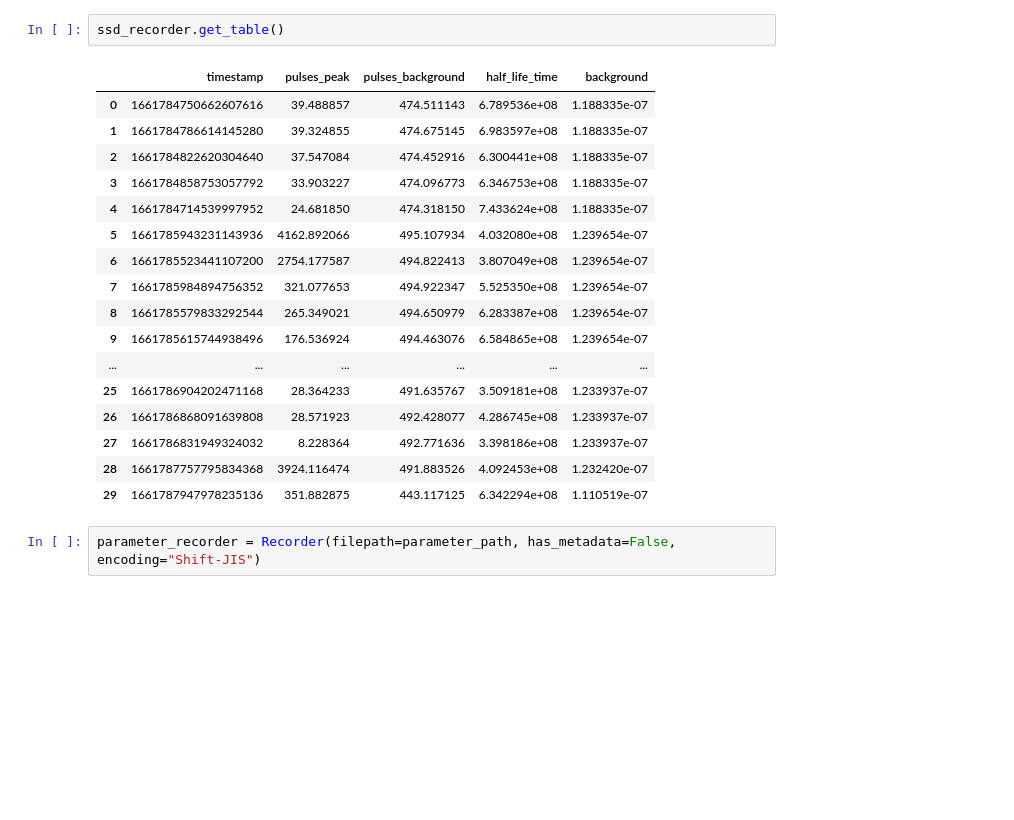
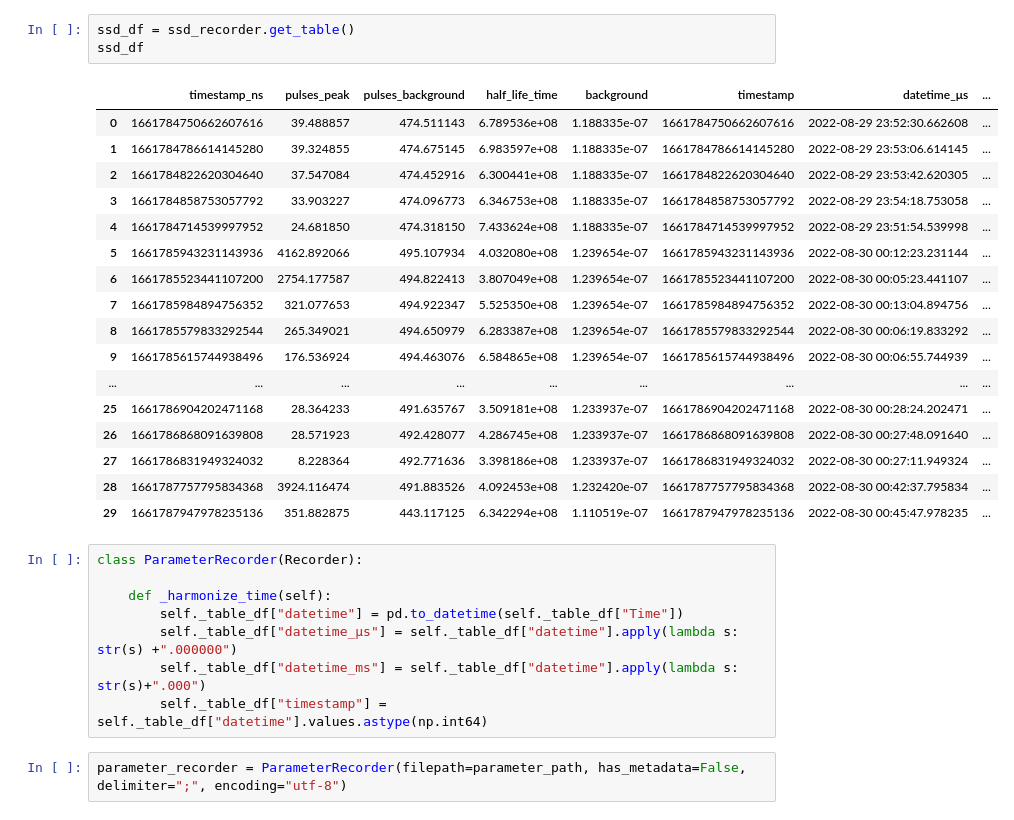
Before and after one commit to romanwixinger/data-engineering-utokyo, a Jupyter notebook: notebooks/result_exploration.ipynb, the cells around one changed output. Saved outputs shown, nothing was run; the diff lists cells and outputs as text; blank space fills up the shorter version.

```diff
--- a/notebooks/result_exploration.ipynb
+++ b/notebooks/result_exploration.ipynb
@@ -29,23 +45,32 @@ ssd_recorder = Recorder(filepath=ssd_path, has_metadata=False)
+# %%
+ssd_df = ssd_recorder.get_table()
+ssd_df
+# %% [output]
+|  | timestamp_ns | pulses_peak | pulses_background | half_life_time | background | timestamp | datetime_μs | ... |
+| 0 | 1661784750662607616 | 39.488857 | 474.511143 | 6.789536e+08 | 1.188335e-07 | 1661784750662607616 | 2022-08-29 23:52:30.662608 | ... |
+| 1 | 1661784786614145280 | 39.324855 | 474.675145 | 6.983597e+08 | 1.188335e-07 | 1661784786614145280 | 2022-08-29 23:53:06.614145 | ... |
+| 2 | 1661784822620304640 | 37.547084 | 474.452916 | 6.300441e+08 | 1.188335e-07 | 1661784822620304640 | 2022-08-29 23:53:42.620305 | ... |
+| 3 | 1661784858753057792 | 33.903227 | 474.096773 | 6.346753e+08 | 1.188335e-07 | 1661784858753057792 | 2022-08-29 23:54:18.753058 | ... |
+| 4 | 1661784714539997952 | 24.681850 | 474.318150 | 7.433624e+08 | 1.188335e-07 | 1661784714539997952 | 2022-08-29 23:51:54.539998 | ... |
+| 5 | 1661785943231143936 | 4162.892066 | 495.107934 | 4.032080e+08 | 1.239654e-07 | 1661785943231143936 | 2022-08-30 00:12:23.231144 | ... |
+| 6 | 1661785523441107200 | 2754.177587 | 494.822413 | 3.807049e+08 | 1.239654e-07 | 1661785523441107200 | 2022-08-30 00:05:23.441107 | ... |
+| 7 | 1661785984894756352 | 321.077653 | 494.922347 | 5.525350e+08 | 1.239654e-07 | 1661785984894756352 | 2022-08-30 00:13:04.894756 | ... |
+| 8 | 1661785579833292544 | 265.349021 | 494.650979 | 6.283387e+08 | 1.239654e-07 | 1661785579833292544 | 2022-08-30 00:06:19.833292 | ... |
+| 9 | 1661785615744938496 | 176.536924 | 494.463076 | 6.584865e+08 | 1.239654e-07 | 1661785615744938496 | 2022-08-30 00:06:55.744939 | ... |
+| ... | ... | ... | ... | ... | ... | ... | ... | ... |
+| 25 | 1661786904202471168 | 28.364233 | 491.635767 | 3.509181e+08 | 1.233937e-07 | 1661786904202471168 | 2022-08-30 00:28:24.202471 | ... |
+| 26 | 1661786868091639808 | 28.571923 | 492.428077 | 4.286745e+08 | 1.233937e-07 | 1661786868091639808 | 2022-08-30 00:27:48.091640 | ... |
+| 27 | 1661786831949324032 | 8.228364 | 492.771636 | 3.398186e+08 | 1.233937e-07 | 1661786831949324032 | 2022-08-30 00:27:11.949324 | ... |
+| 28 | 1661787757795834368 | 3924.116474 | 491.883526 | 4.092453e+08 | 1.232420e-07 | 1661787757795834368 | 2022-08-30 00:42:37.795834 | ... |
+| 29 | 1661787947978235136 | 351.882875 | 443.117125 | 6.342294e+08 | 1.110519e-07 | 1661787947978235136 | 2022-08-30 00:45:47.978235 | ... |
 # %%
-ssd_recorder.get_table()
+class ParameterRecorder(Recorder):
+
+    def _harmonize_time(self):
+        self._table_df["datetime"] = pd.to_datetime(self._table_df["Time"])
+        self._table_df["datetime_μs"] = self._table_df["datetime"].apply(lambda s: str(s) +".000000")
+        self._table_df["datetime_ms"] = self._table_df["datetime"].apply(lambda s: str(s)+".000")
+        self._table_df["timestamp"] = self._table_df["datetime"].values.astype(np.int64)
-# %% [output]
-|  | timestamp | pulses_peak | pulses_background | half_life_time | background |
-| 0 | 1661784750662607616 | 39.488857 | 474.511143 | 6.789536e+08 | 1.188335e-07 |
-| 1 | 1661784786614145280 | 39.324855 | 474.675145 | 6.983597e+08 | 1.188335e-07 |
-| 2 | 1661784822620304640 | 37.547084 | 474.452916 | 6.300441e+08 | 1.188335e-07 |
-| 3 | 1661784858753057792 | 33.903227 | 474.096773 | 6.346753e+08 | 1.188335e-07 |
-| 4 | 1661784714539997952 | 24.681850 | 474.318150 | 7.433624e+08 | 1.188335e-07 |
-| 5 | 1661785943231143936 | 4162.892066 | 495.107934 | 4.032080e+08 | 1.239654e-07 |
-| 6 | 1661785523441107200 | 2754.177587 | 494.822413 | 3.807049e+08 | 1.239654e-07 |
-| 7 | 1661785984894756352 | 321.077653 | 494.922347 | 5.525350e+08 | 1.239654e-07 |
-| 8 | 1661785579833292544 | 265.349021 | 494.650979 | 6.283387e+08 | 1.239654e-07 |
-| 9 | 1661785615744938496 | 176.536924 | 494.463076 | 6.584865e+08 | 1.239654e-07 |
-| ... | ... | ... | ... | ... | ... |
-| 25 | 1661786904202471168 | 28.364233 | 491.635767 | 3.509181e+08 | 1.233937e-07 |
-| 26 | 1661786868091639808 | 28.571923 | 492.428077 | 4.286745e+08 | 1.233937e-07 |
-| 27 | 1661786831949324032 | 8.228364 | 492.771636 | 3.398186e+08 | 1.233937e-07 |
-| 28 | 1661787757795834368 | 3924.116474 | 491.883526 | 4.092453e+08 | 1.232420e-07 |
-| 29 | 1661787947978235136 | 351.882875 | 443.117125 | 6.342294e+08 | 1.110519e-07 |
 # %%
-parameter_recorder = Recorder(filepath=parameter_path, has_metadata=False, encoding="Shift-JIS")
+parameter_recorder = ParameterRecorder(filepath=parameter_path, has_metadata=False, delimiter=";", encoding="utf-8")
 # %%
```
Also changed, not shown: parts of 13 cells of this notebook, 3 other files.
